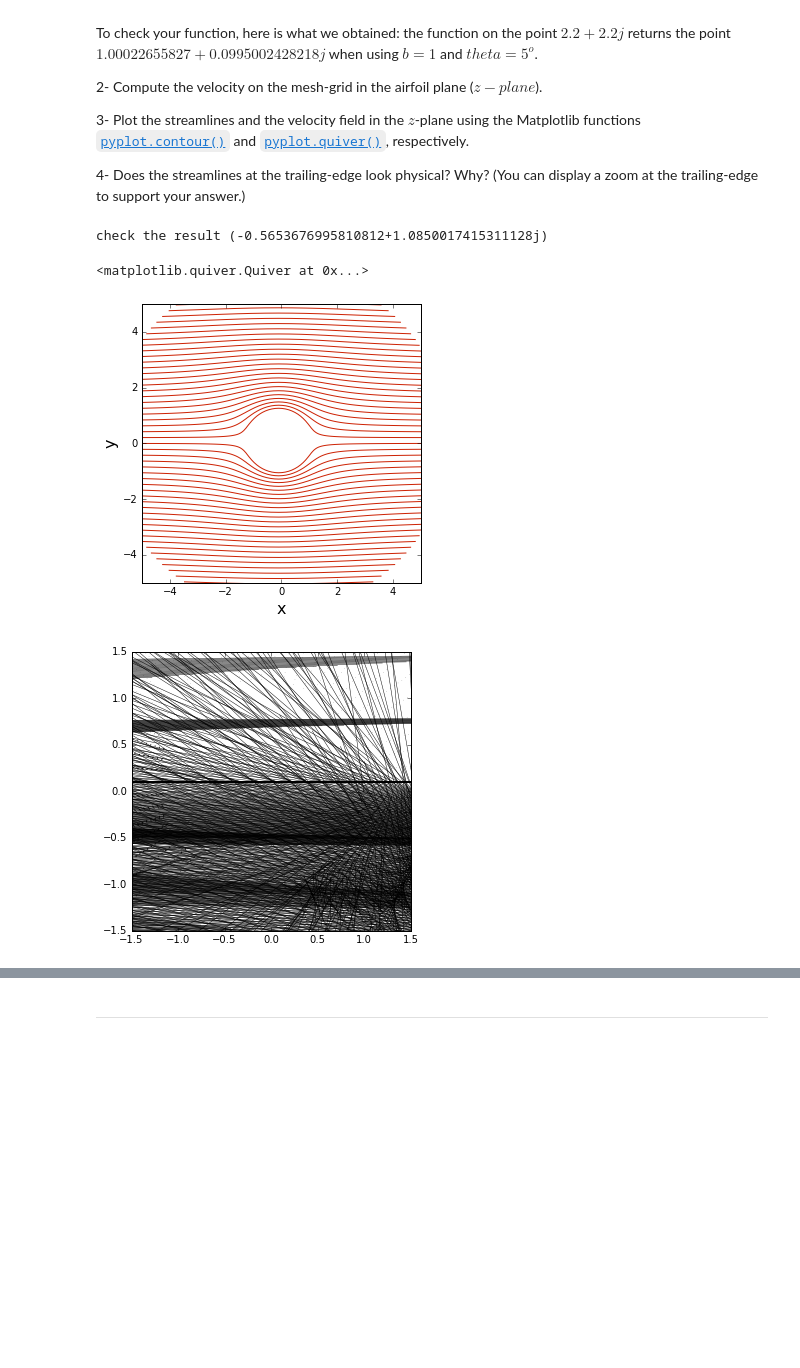
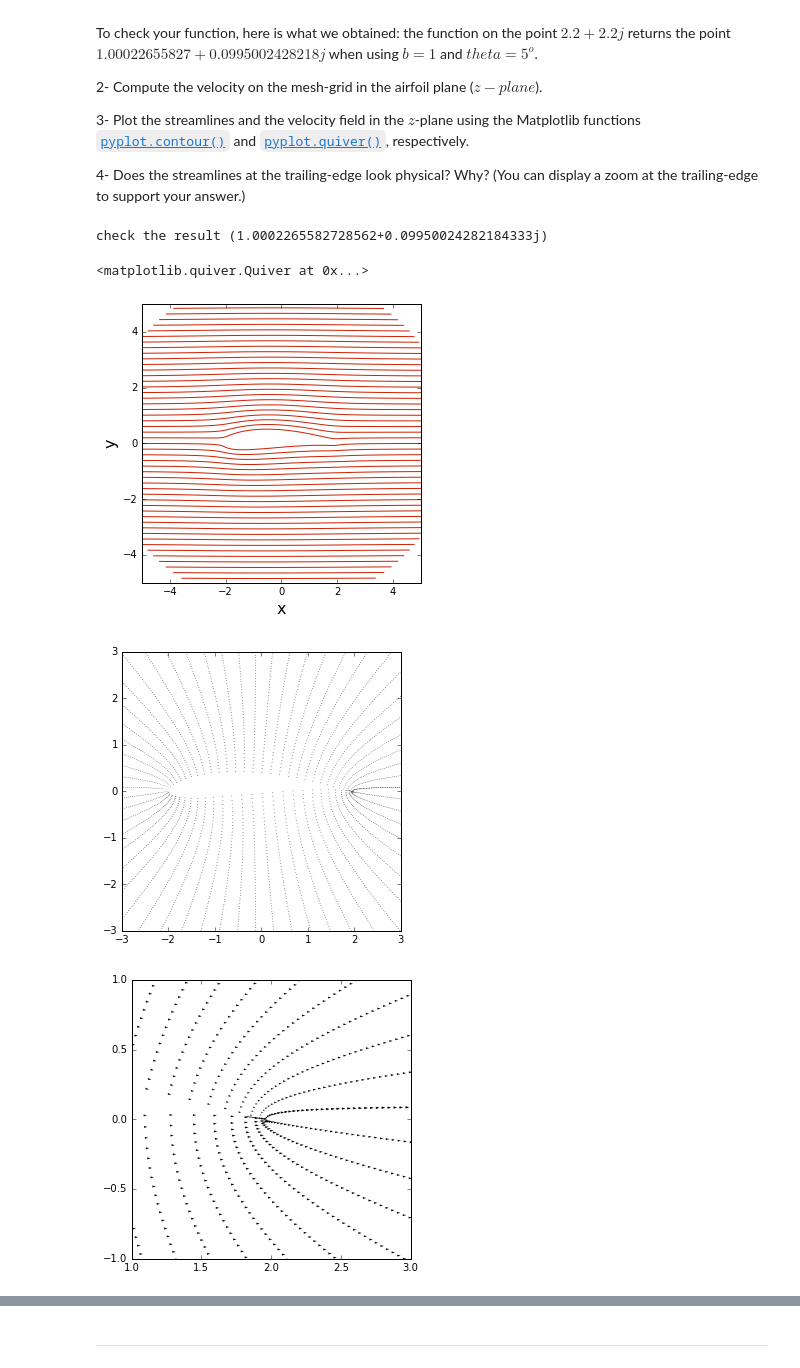
Before and after one commit to Dmphelps89/MAE6226-1, a Jupyter notebook: midterm/midterm.ipynb, the cells around one changed output, grey strips where cells are left out. Saved outputs shown, nothing was run; the diff lists cells and outputs as text; code cells hidden in the pictures; blank space fills up the shorter version.

```diff
--- a/midterm/midterm.ipynb
+++ b/midterm/midterm.ipynb
@@ -317,36 +323,43 @@ the function on the point $2.2 + 2.2j$ returns the point $1.00022655827 + 0.0995
 # %%
 # Use this cell to write your function.
 
-def get_Wz(u, v, b, theta):
+def get_Wz(x, y, b, theta):
 
     n = 2.0 - theta/math.pi
-    E = u-v*1j
-    W = E/((4*n**2*b**2)/(E**2-b**4))*(1+b**2/E)**n*(1-b**2/E)**n/((1+b**2/E)**n-(1-b**2/E)**n)**2
+    E = x+y*1j
+    W = ((4*n**2*b**2)/(E**2-b**4))*(1+b**2/E)**n*(1-b**2/E)**n/((1+b**2/E)**n-(1-b**2/E)**n)**2
 
     return W
 
 W_1 = get_Wz(2.2,2.2,1, 5*math.pi/180)
 print('check the result',W_1)
 
-Wz = get_Wz(u3, v3, b, THETA1)
+WE = u3-v3*1j
+Wz = WE/get_Wz(X, Y, b, theta1)
 u_z = Wz.real
-v_z = Wz.imag
+v_z = -Wz.imag
 
 pyplot.figure(figsize=(5,5))
 pyplot.xlabel('x', fontsize=16)
 pyplot.ylabel('y', fontsize=16)
 pyplot.xlim(-5.0,5.0)
 pyplot.ylim(-5.0,5.0)
-pyplot.contour(X, Y, psi, levels = numpy.linspace(-5,5,51),colors='#CD2305', linewidths=1, linestyles='solid')
+pyplot.contour(Z2.real, Z2.imag, psi3, levels = numpy.linspace(-5,5,51),colors='#CD2305', linewidths=1, linestyles='solid')
 
 pyplot.figure(figsize=(5,5))
-pyplot.xlim(-1.5, 1.5)
-pyplot.ylim(-1.5, 1.5)
-pyplot.quiver(X, Y, u_z, v_z, units='xy',pivot='tip',width=0.005,scale=40)
+pyplot.xlim(-3, 3)
+pyplot.ylim(-3, 3)
+pyplot.quiver(Z2.real, Z2.imag, u_z, v_z, units='xy',pivot='tip',width=0.005,scale=40)
+
+pyplot.figure(figsize=(5,5))
+pyplot.xlim(1, 3)
+pyplot.ylim(-1, 1)
+pyplot.quiver(Z2.real, Z2.imag, u_z, v_z, units='xy',pivot='tip',width=0.005,scale=40)
 # %% [output]
-check the result (-0.5653676995810812+1.0850017415311128j)
+check the result (1.0002265582728562+0.09950024282184333j)
 <matplotlib.quiver.Quiver at 0x...>
-[figure, old version]
+[figure, new version]
-[figure, old version]
+[figure, new version]
+[figure, added]
 # %%
 # Use this cell to provide the rest of the code.
```
Also changed, not shown: parts of 5 cells of this notebook.
